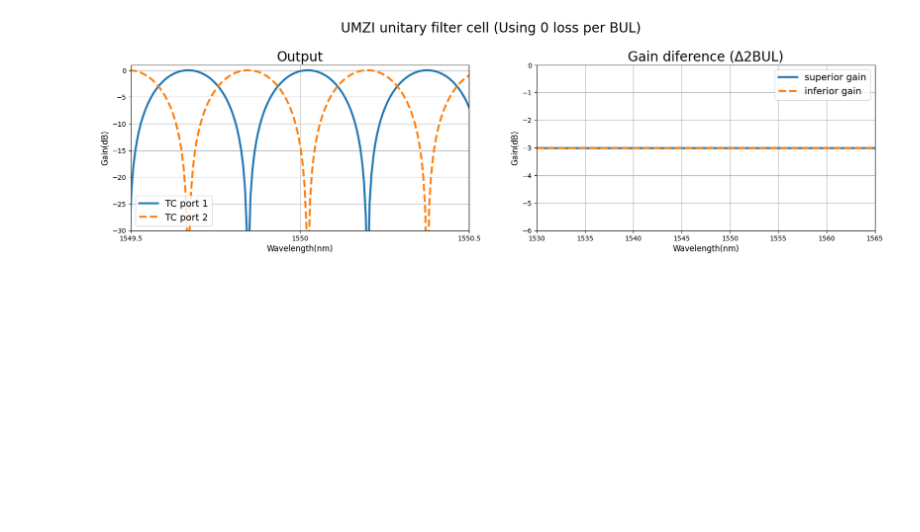
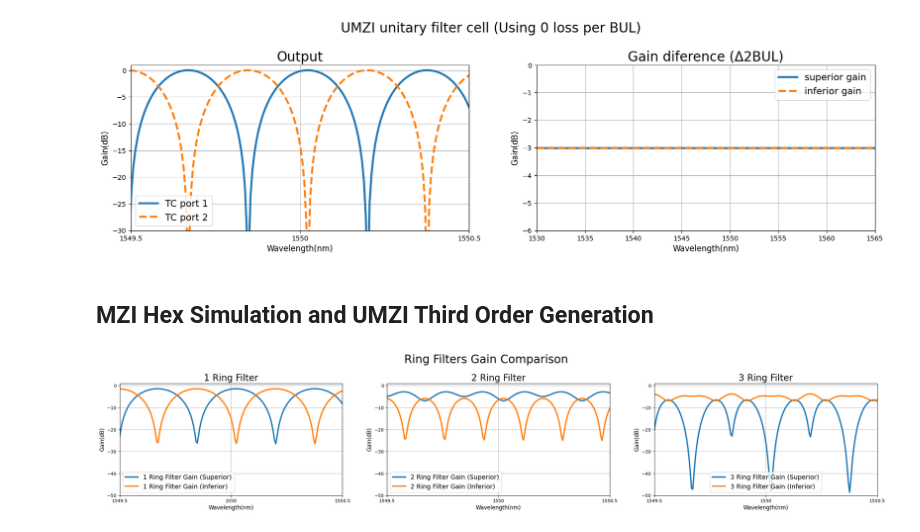
Before and after one commit to CaioRodrigues200/Programmable-Multifunctional-Circuit, a Jupyter notebook: Simulations/INTERCONNECT_Leo.ipynb, the cells around one changed output. Cells and saved outputs as stored; diff of their text form; code cells hidden in the pictures; blank space fills up the shorter version.

Commit message:
UMZI 3 Rings Generation

```diff
--- a/Simulations/INTERCONNECT_Leo.ipynb
+++ b/Simulations/INTERCONNECT_Leo.ipynb
@@ -423,3 +423,7 @@ fig[1].set_xlabel('Wavelength(nm)', fontsize=12)
 figure4.savefig('../Media/UMZI Results/UMZI_unitary_cell_grain_ideal.png',bbox_inches='tight')
 # %% [output]
 [figure]
+# %% [markdown]
+## MZI Hex Simulation and UMZI Third Order Generation
+# %%
+inter = lumapi.INTERCONNECT()
@@ -425,0 +503,52 @@ figure4.savefig('../Media/UMZI Results/UMZI_unitary_cell_grain_ideal.png',bbox_i
+# %%
+ring1_gain1 = inter.getresult('ONA_1','input 1/mode 1/gain')['TE gain (dB)']
+ring1_gain2 = inter.getresult('ONA_1','input 2/mode 1/gain')['TE gain (dB)']
+ring2_gain1 = inter.getresult('ONA_1','input 3/mode 1/gain')['TE gain (dB)']
+ring2_gain2 = inter.getresult('ONA_1','input 4/mode 1/gain')['TE gain (dB)']
+out_gain1 = inter.getresult('ONA_1','input 5/mode 1/gain')['TE gain (dB)']
+out_gain2 = inter.getresult('ONA_1','input 6/mode 1/gain')['TE gain (dB)']
+
+λ = np.linspace(simulation_band[0]*1e9,simulation_band[-1]*1e9, points)
+figure5, fig = plt.subplots(1, 3, figsize=[30, 5])
+
+figure5.suptitle('Ring Filters Gain Comparison', fontsize=25)
+figure5.subplots_adjust(top=0.8)
+
+fig[0].set_title('1 Ring Filter', fontsize=20)
+fig[0].grid()
+fig[0].plot(λ, ring1_gain1, label='1 Ring Filter Gain (Superior)', linewidth=3)
+fig[0].plot(λ, ring1_gain2, label='1 Ring Filter Gain (Inferior)', linewidth=3)
+fig[0].legend(fontsize=14)
+fig[0].set_xlim(1549.5, 1550.5)
+fig[0].set_ylim(-50, 1)
+fig[0].set_xticks([1549.5, 1550, 1550.5], ['1549.5', '1550', '1550.5'])
+fig[0].set_ylabel('Gain(dB)', fontsize=12)
+fig[0].set_xlabel('Wavelength(nm)', fontsize=12)
+
+fig[1].set_title('2 Ring Filter', fontsize=20)
+fig[1].grid()
+fig[1].plot(λ, ring2_gain1, label='2 Ring Filter Gain (Superior)', linewidth=3)
+fig[1].plot(λ, ring2_gain2, label='2 Ring Filter Gain (Inferior)', linewidth=3)
+fig[1].legend(fontsize=14)
+fig[1].set_xlim(1549.5, 1550.5)
+fig[1].set_ylim(-50, 1)
+fig[1].set_xticks([1549.5, 1550, 1550.5], ['1549.5', '1550', '1550.5'])
+fig[1].set_ylabel('Gain(dB)', fontsize=12)
+fig[1].set_xlabel('Wavelength(nm)', fontsize=12)
+
+
+fig[2].set_title('3 Ring Filter', fontsize=20)
+fig[2].grid()
+fig[2].plot(λ, out_gain1, label='3 Ring Filter Gain (Superior)' , linewidth=3)
+fig[2].plot(λ, out_gain2, label='3 Ring Filter Gain (Inferior)', linewidth=3)
+fig[2].legend(fontsize=14)
+fig[2].set_xlim(1549.5, 1550.5)
+fig[2].set_ylim(-50, 1)
+fig[2].set_xticks([1549.5, 1550, 1550.5], ['1549.5', '1550', '1550.5'])
+fig[2].set_ylabel('Gain(dB)', fontsize=12)
+fig[2].set_xlabel('Wavelength(nm)', fontsize=12)
+
+# Salvar a figura
+figure5.savefig('../Media/Ring_Filters_Comparison.png', bbox_inches='tight')
+# %% [output]
+[figure, added]
```
Also changed, not shown: parts of 1 cell of this notebook, 5 other files.
